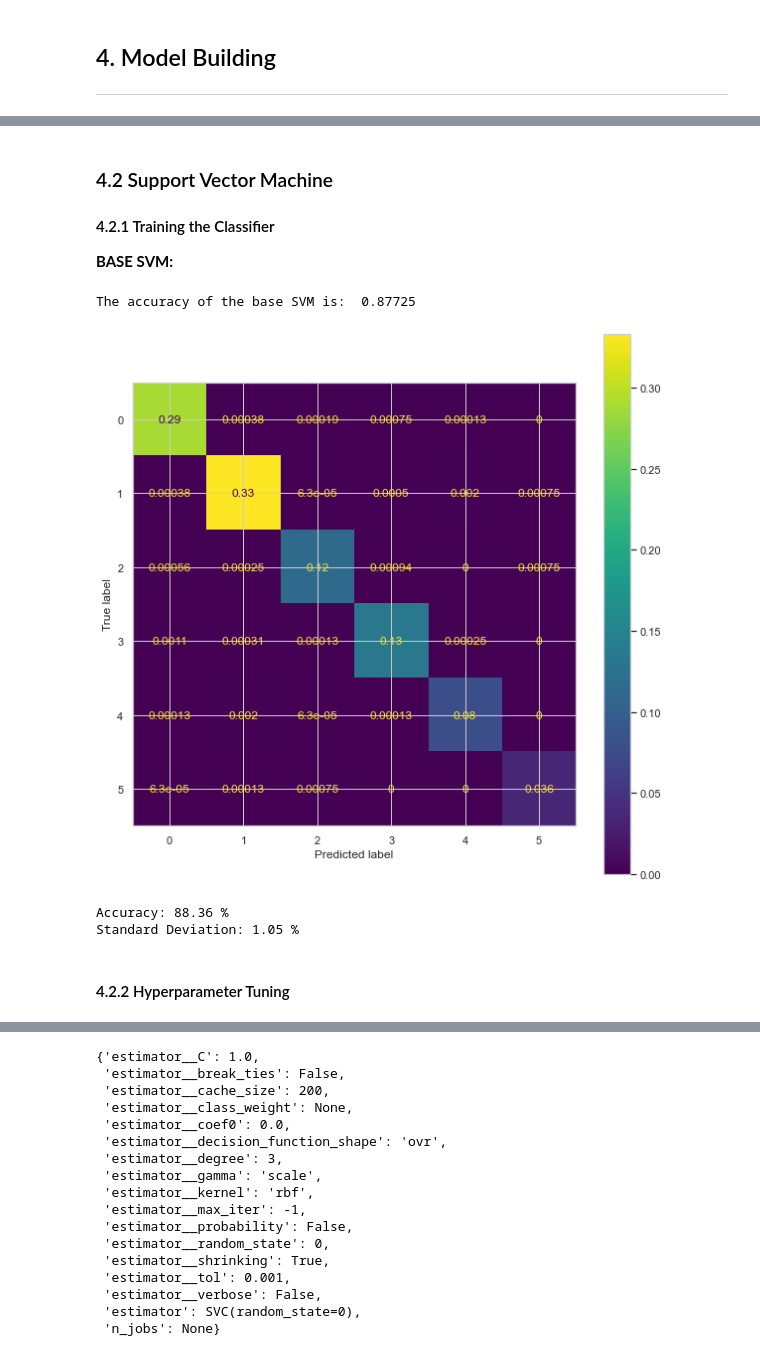
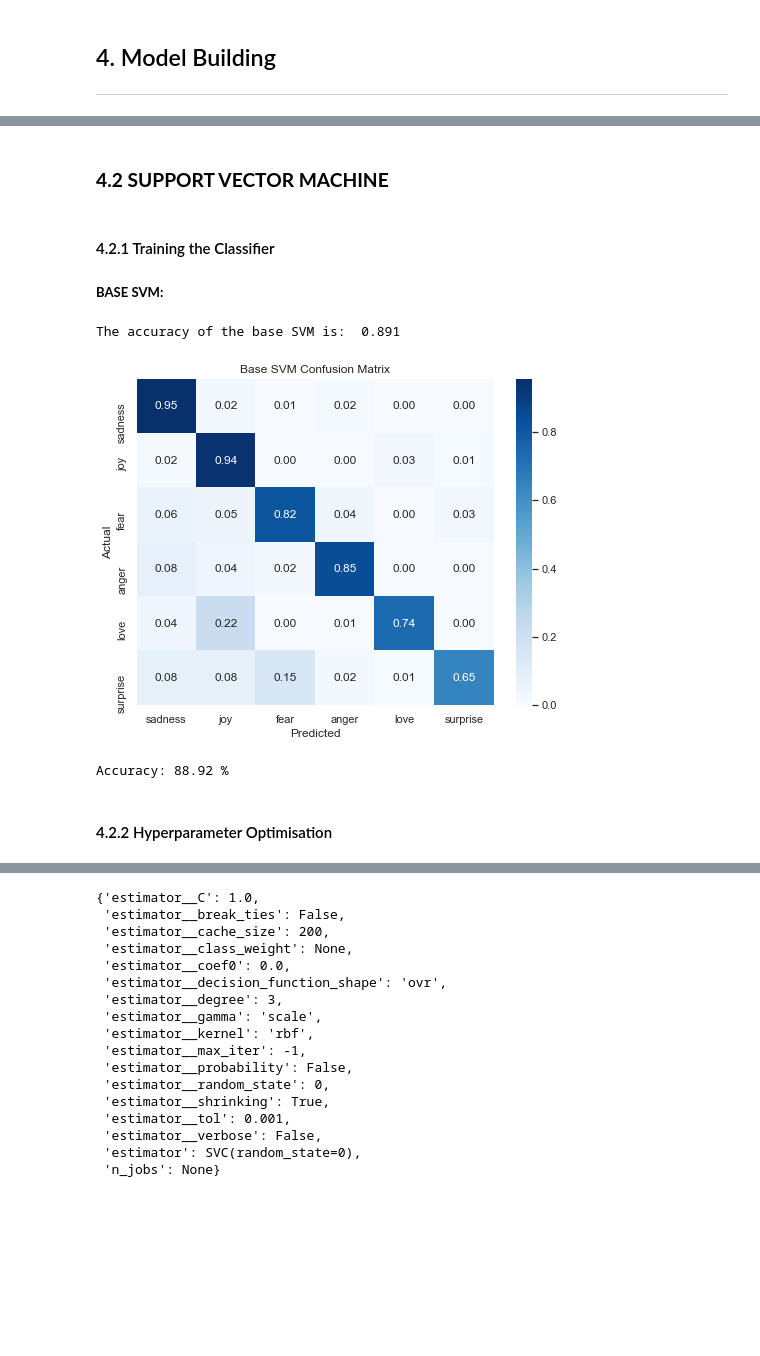
Before and after one commit to ayliahfani/Emotion-Recognition, a Jupyter notebook: Coursework/nc_coursework.ipynb, the cells around one changed output, grey strips where cells are left out. Saved outputs shown, nothing was run; the diff lists cells and outputs as text; code cells hidden in the pictures; blank space fills up the shorter version.

```diff
--- a/Coursework/nc_coursework.ipynb
+++ b/Coursework/nc_coursework.ipynb
@@ -323,7 +284,7 @@ LR score with 2000 features: 0.87
 ngram_range = (1,2)
 min_df = 1
 max_df = 1.0
-max_features = 2000
+max_features = 3000
 
 tfidf = TfidfVectorizer(ngram_range=ngram_range,
                         lowercase=False,
@@ -338,11 +299,12 @@ labels_train = y_train
 
 features_test = tfidf.transform(X_test)
 labels_test = y_test
+# %% [markdown]
+### **4.2 SUPPORT VECTOR MACHINE**
 # %% [markdown]
-### 4.2 Support Vector Machine
 #### 4.2.1 Training the Classifier
 
-**BASE SVM:**
+##### **BASE SVM:**
 # %%
 #Create the SVM model
 svc_base = OneVsRestClassifier(SVC(random_state = 0))
@@ -355,21 +317,35 @@ y_pred_base = svc_base.predict(features_test)
 # %%
 print('The accuracy of the base SVM is: ', svc_base.score(features_test, labels_test))
 # %% [output]
-The accuracy of the base SVM is:  0.87725
+The accuracy of the base SVM is:  0.891
+# %%
+# create confusion matrix
+cm = confusion_matrix(labels_test, y_pred_base)
+
+# Normalise
+cmn = cm.astype('float') / cm.sum(axis=1)[:, np.newaxis]
+
+# plot
+fig, ax = plt.subplots(figsize=(8,6))
+sns.heatmap(cmn,
+            annot=True,
+            fmt='.2f',
+            xticklabels=emotion_dict,
+            yticklabels=emotion_dict,
+            cmap='Blues')
+plt.title('Base SVM Confusion Matrix')
+plt.ylabel('Actual')
+plt.xlabel('Predicted')
+plt.show()
+# %% [output]
+[figure, added]
 # %%
-fig, ax = plt.subplots(figsize=(10, 10))
-plot_confusion_matrix(svc_base, features_train, labels_train, normalize='all', ax=ax);
-plt.show();
-
 accuracies = cross_val_score(estimator = svc_base, X = features_train, y = labels_train, cv = 10);
 print("Accuracy: {:.2f} %".format(accuracies.mean()*100))
-print("Standard Deviation: {:.2f} %".format(accuracies.std()*100))
 # %% [output]
-[figure, removed]
-Accuracy: 88.36 %
-Standard Deviation: 1.05 %
+Accuracy: 88.92 %
 # %% [markdown]
-#### 4.2.2 Hyperparameter Tuning
+#### 4.2.2 Hyperparameter Optimisation
 # %% [markdown]
 SVC hyperparameters to be tuned:
 * C, Regularization parameter
```
Also changed, not shown: parts of 35 cells of this notebook, 3 other files.
